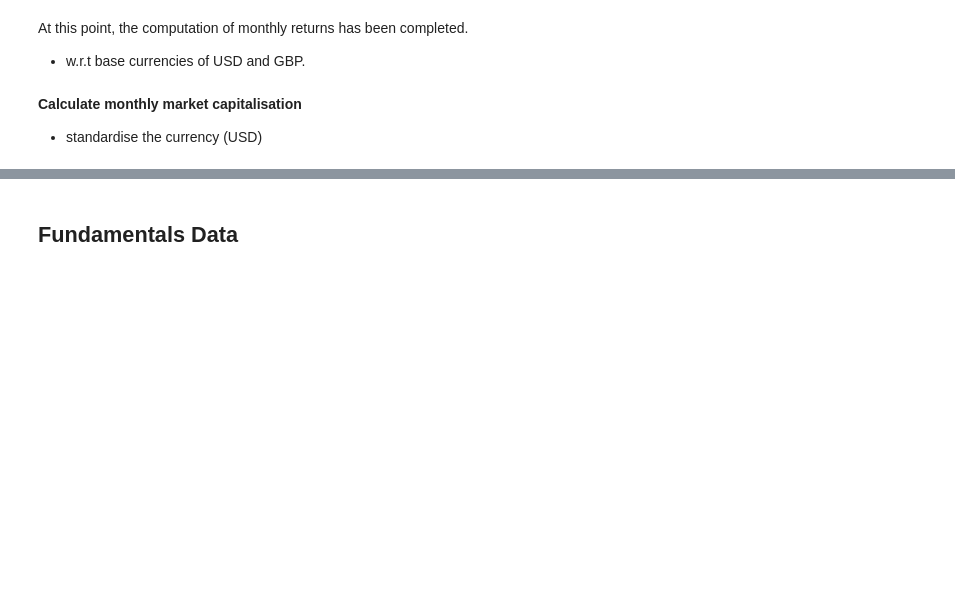
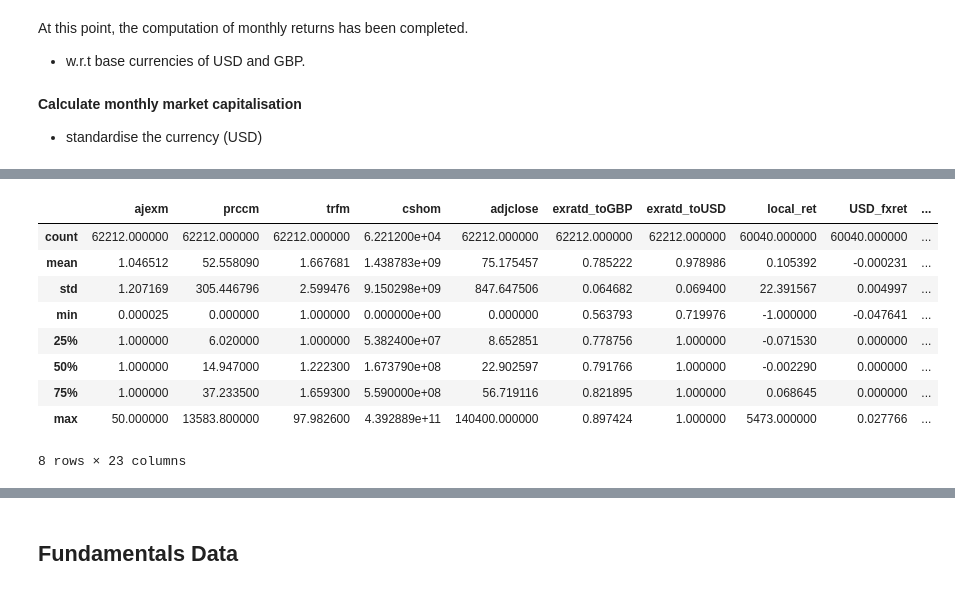
Before and after one commit to varunchodanker/MSc-Individual-Project, a Jupyter notebook: Phase1.ipynb, the cells around one changed output, grey strips where cells are left out. Drawn from its saved outputs; the diff is of its cells as text; code cells hidden in the pictures; blank space fills up the shorter version.

```diff
--- a/Phase1.ipynb
+++ b/Phase1.ipynb
@@ -1646,0 +1759,8 @@ na_returns_df
+# %%
+na_returns_df = na_returns_df.join(
+    mkt_df,
+    how="left",
+    on="data_ym",
+)
+
+na_returns_df
@@ -1646,0 +1867,13 @@ na_returns_df
+# %%
+na_returns_df.describe()
+# %% [output]
+|  | ajexm | prccm | trfm | cshom | adjclose | exratd_toGBP | exratd_toUSD | local_ret | USD_fxret | ... |
+| count | 62212.000000 | 62212.000000 | 62212.000000 | 6.221200e+04 | 62212.000000 | 62212.000000 | 62212.000000 | 60040.000000 | 60040.000000 | ... |
+| mean | 1.046512 | 52.558090 | 1.667681 | 1.438783e+09 | 75.175457 | 0.785222 | 0.978986 | 0.105392 | -0.000231 | ... |
+| std | 1.207169 | 305.446796 | 2.599476 | 9.150298e+09 | 847.647506 | 0.064682 | 0.069400 | 22.391567 | 0.004997 | ... |
+| min | 0.000025 | 0.000000 | 1.000000 | 0.000000e+00 | 0.000000 | 0.563793 | 0.719976 | -1.000000 | -0.047641 | ... |
+| 25% | 1.000000 | 6.020000 | 1.000000 | 5.382400e+07 | 8.652851 | 0.778756 | 1.000000 | -0.071530 | 0.000000 | ... |
+| 50% | 1.000000 | 14.947000 | 1.222300 | 1.673790e+08 | 22.902597 | 0.791766 | 1.000000 | -0.002290 | 0.000000 | ... |
+| 75% | 1.000000 | 37.233500 | 1.659300 | 5.590000e+08 | 56.719116 | 0.821895 | 1.000000 | 0.068645 | 0.000000 | ... |
+| max | 50.000000 | 13583.800000 | 97.982600 | 4.392889e+11 | 140400.000000 | 0.897424 | 1.000000 | 5473.000000 | 0.027766 | ... |
+8 rows × 23 columns
```
Also changed, not shown: parts of 38 cells of this notebook.
